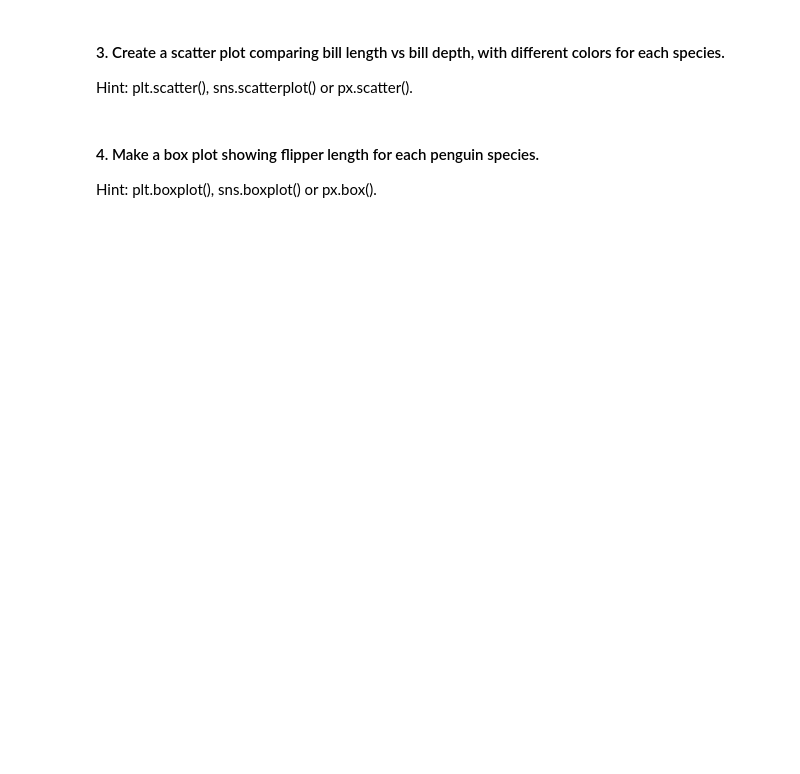
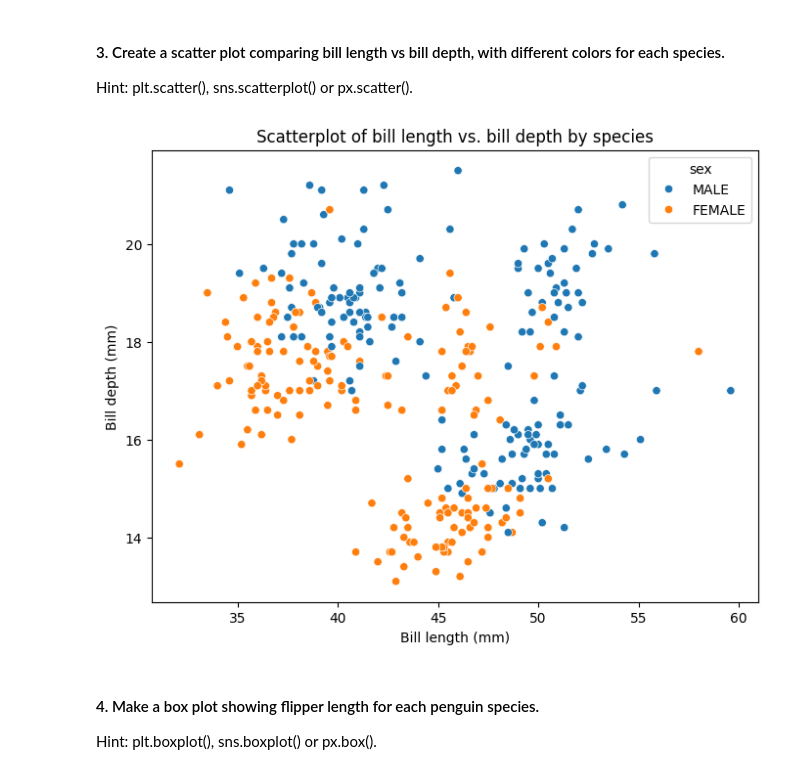
Before and after one commit to jgf1123/show_your_work, a Jupyter notebook: notebooks/04_data_visualizations.ipynb, the cells around one changed output. Saved outputs shown, nothing was run; the diff lists cells and outputs as text; code cells hidden in the pictures; blank space fills up the shorter version.

```diff
--- a/notebooks/04_data_visualizations.ipynb
+++ b/notebooks/04_data_visualizations.ipynb
@@ -91,6 +147,17 @@ Hint: plt.hist(), sns.histplot() or px.histogram().
 # %% [markdown]
 #### 3. Create a scatter plot comparing bill length vs bill depth, with different colors for each species.
 Hint: plt.scatter(), sns.scatterplot() or px.scatter().
+# %%
+plt.figure(figsize=(8, 6))
+ax = sns.scatterplot(data=penguins_df, x="bill_length_mm", y="bill_depth_mm", hue="sex")
+plt.title('Scatterplot of bill length vs. bill depth by species')
+plt.xlabel('Bill length (mm)')
+plt.ylabel('Bill depth (mm)')
+plt.show()
+
+fig = ax.figure
+# %% [output]
+[figure, added]
 # %% [markdown]
 #### 4. Make a box plot showing flipper length for each penguin species.
 Hint: plt.boxplot(), sns.boxplot() or px.box().
```
Also changed, not shown: parts of 9 cells of this notebook, 22 other files.
